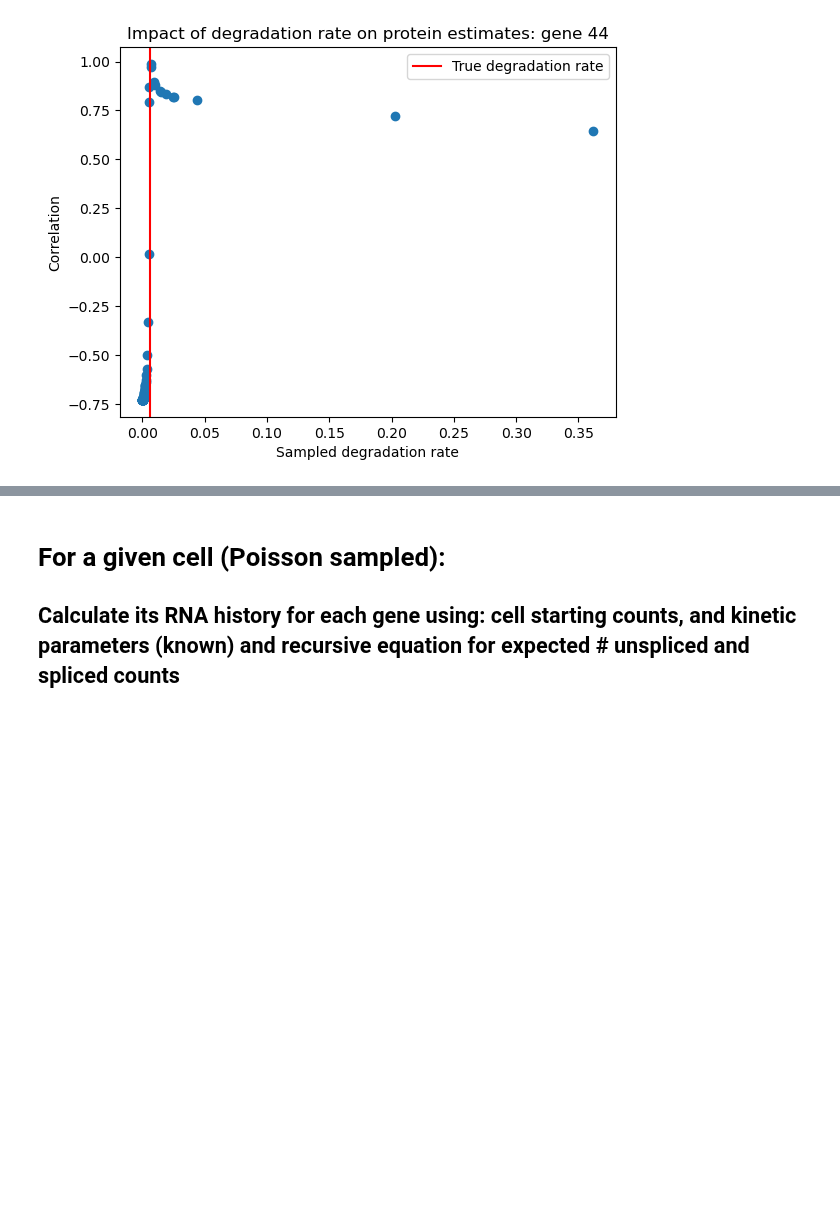
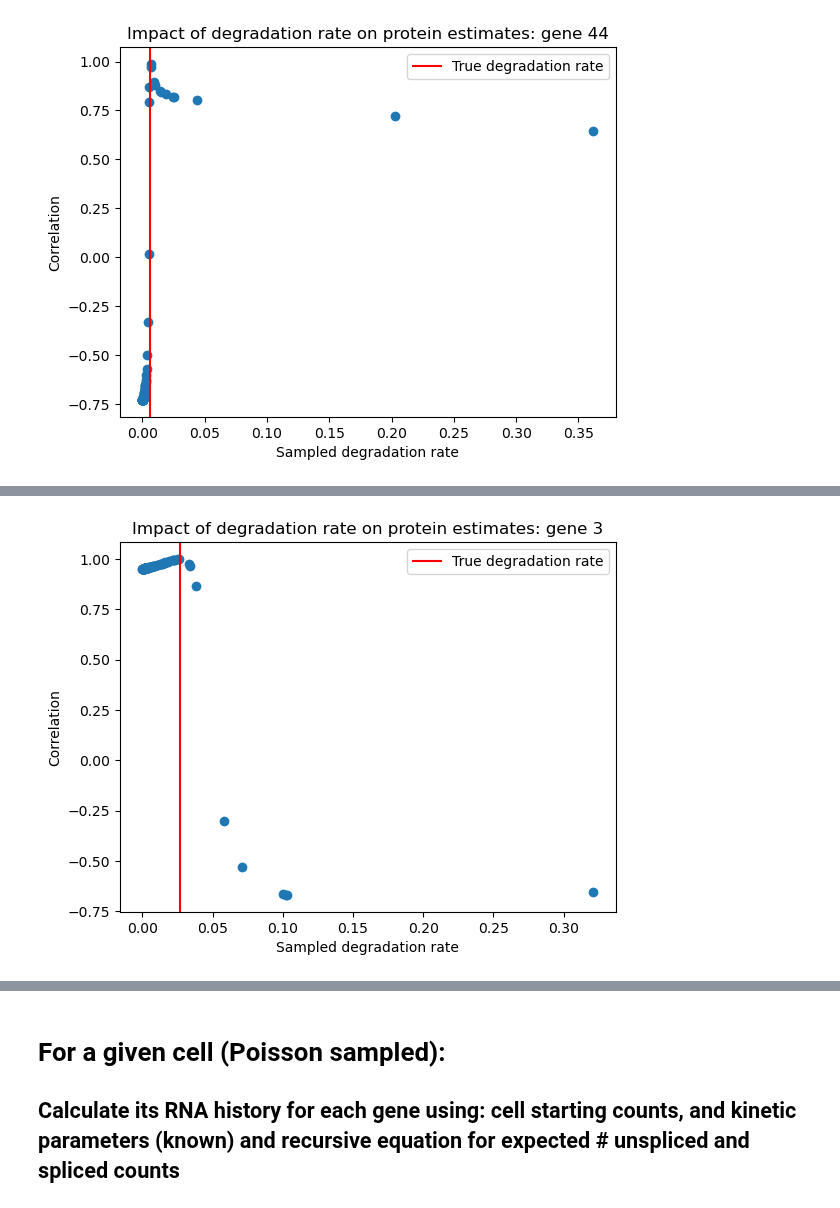
Before and after one commit to reliscu/chronocell_simulations, a Jupyter notebook: simulate_protein_imputation.ipynb, the cells around one changed output, grey strips where cells are left out. Cells and saved outputs as stored; diff of their text form; code cells hidden in the pictures; blank space fills up the shorter version.

```diff
--- a/simulate_protein_imputation.ipynb
+++ b/simulate_protein_imputation.ipynb
@@ -306 +359,12 @@ plt.legend();
+# %%
+gene_idx = 3
+
+plt.scatter(sampled_deg_rates[gene_idx, :], sampled_deg_corrs[:, gene_idx]);
+plt.axvline(x=phi[gene_idx, -1], color='red', label="True degradation rate")
+plt.xlabel("Sampled degradation rate");
+plt.ylabel("Correlation");
+plt.title(f"Impact of degradation rate on protein estimates: gene {gene_idx}");
+plt.legend();
+# %% [output]
+[figure, added]
 # %%
```
Also changed, not shown: parts of 22 cells of this notebook, 3 other files.
